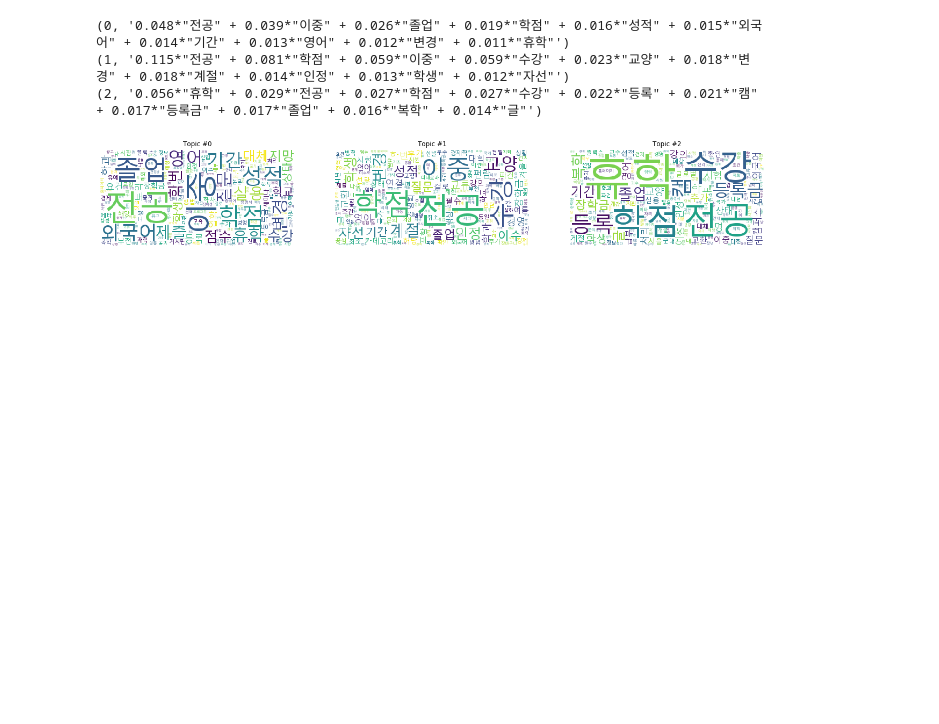
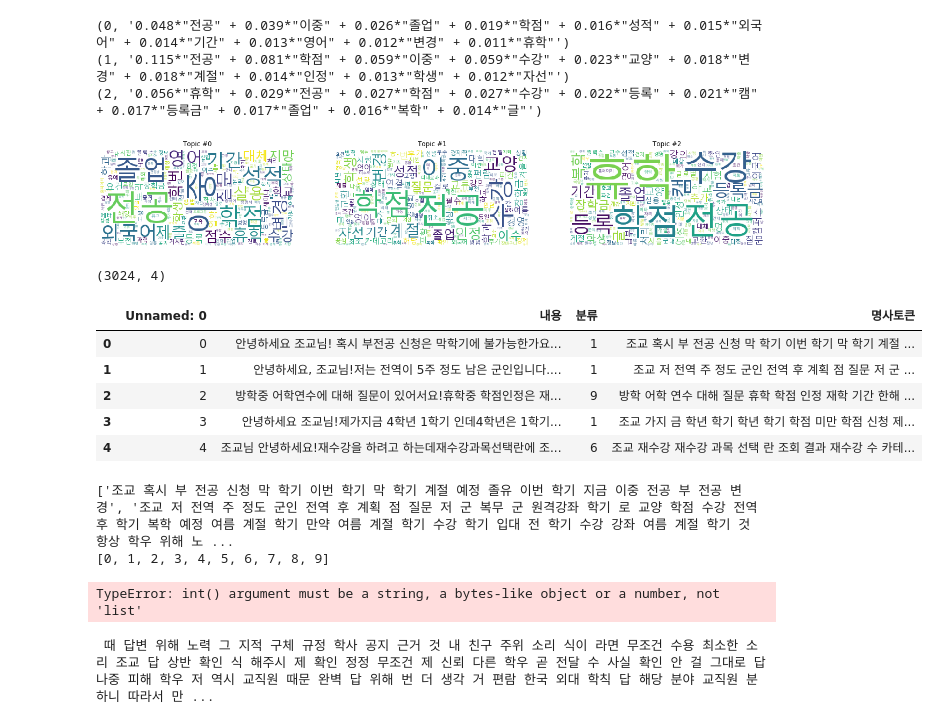
Before and after one commit to GoDK36/GOD_HOW_Ls, a Jupyter notebook: Chatbot/eta_preprocess.ipynb, the cells around one changed output. Drawn from its saved outputs; the diff is of its cells as text; code cells hidden in the pictures; blank space fills up the shorter version.

```diff
--- a/Chatbot/eta_preprocess.ipynb
+++ b/Chatbot/eta_preprocess.ipynb
@@ -173,3 +173,24 @@ for t in range(gen_lda.num_topics):
 plt.show()
 # %% [output]
 [figure]
+# %%
+import os, re, csv
+import pandas as pd
+from konlpy.tag import Mecab
+
+mecab = Mecab(dicpath="C:\\mecab\\mecab-ko-dic")
+
+quest_df = pd.read_csv(r"E:\대학교\HOWL's\챗봇 프로젝트\질문분류by10.csv", encoding='ANSI')
+
+quest_df.shape
+# %% [output]
+(3024, 4)
+# %%
+quest_df.head()
+# %% [output]
+|  | Unnamed: 0 | 내용 | 분류 | 명사토큰 |
+| 0 | 0 | 안녕하세요 조교님! 혹시 부전공 신청은 막학기에 불가능한가요... | 1 | 조교 혹시 부 전공 신청 막 학기 이번 학기 막 학기 계절 ... |
+| 1 | 1 | 안녕하세요, 조교님!저는 전역이 5주 정도 남은 군인입니다.... | 1 | 조교 저 전역 주 정도 군인 전역 후 계획 점 질문 저 군 ... |
+| 2 | 2 | 방학중 어학연수에 대해 질문이 있어서요!휴학중 학점인정은 재... | 9 | 방학 어학 연수 대해 질문 휴학 학점 인정 재학 기간 한해 ... |
+| 3 | 3 | 안녕하세요 조교님!제가지금 4학년 1학기 인데4학년은 1학기... | 1 | 조교 가지 금 학년 학기 학년 학기 학점 미만 학점 신청 제... |
+| 4 | 4 | 조교님 안녕하세요!재수강을 하려고 하는데재수강과목선택란에 조... | 6 | 조교 재수강 재수강 과목 선택 란 조회 결과 재수강 수 카테... |
@@ -175,0 +201,16 @@ plt.show()
+# %%
+print(noun_token[:10])
+print(quest_id[:10])
+# %% [output]
+['조교 혹시 부 전공 신청 막 학기 이번 학기 막 학기 계절 예정 졸유 이번 학기 지금 이중 전공 부 전공 변경', '조교 저 전역 주 정도 군인 전역 후 계획 점 질문 저 군 복무 군 원격강좌 학기 로 교양 학점 수강 전역 후 학기 복학 예정 여름 계절 학기 만약 여름 계절 학기 수강 학기 입대 전 학기 수강 강좌 여름 계절 학기 것 항상 학우 위해 노 ...
+[0, 1, 2, 3, 4, 5, 6, 7, 8, 9]
+# %%
+quest_lst = [ [id, token] for id, token in zip(quest_id, noun_token)]
+quest_dic = { name:value for name, value in zip(int(quest_id), noun_token)}
+quest_tup = [ (id, token) for id, token in quest_dic.items()]
+# %% [output]
+TypeError: int() argument must be a string, a bytes-like object or a number, not 'list'
+# %%
+print(quest_lst)
+# %% [output]
+ 때 답변 위해 노력 그 지적 구체 규정 학사 공지 근거 것 내 친구 주위 소리 식이 라면 무조건 수용 최소한 소리 조교 답 상반 확인 식 해주시 제 확인 정정 무조건 제 신뢰 다른 학우 곧 전달 수 사실 확인 안 걸 그대로 답 나중 피해 학우 저 역시 교직원 때문 완벽 답 위해 번 더 생각 거 편람 한국 외대 학칙 답 해당 분야 교직원 분 하니 따라서 만 ...
```
Also changed, not shown: parts of 4 cells of this notebook.
